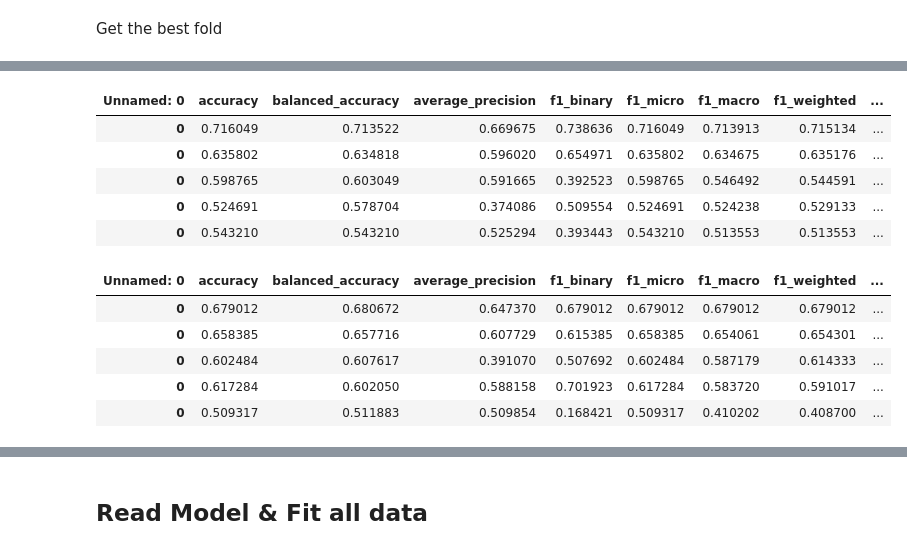
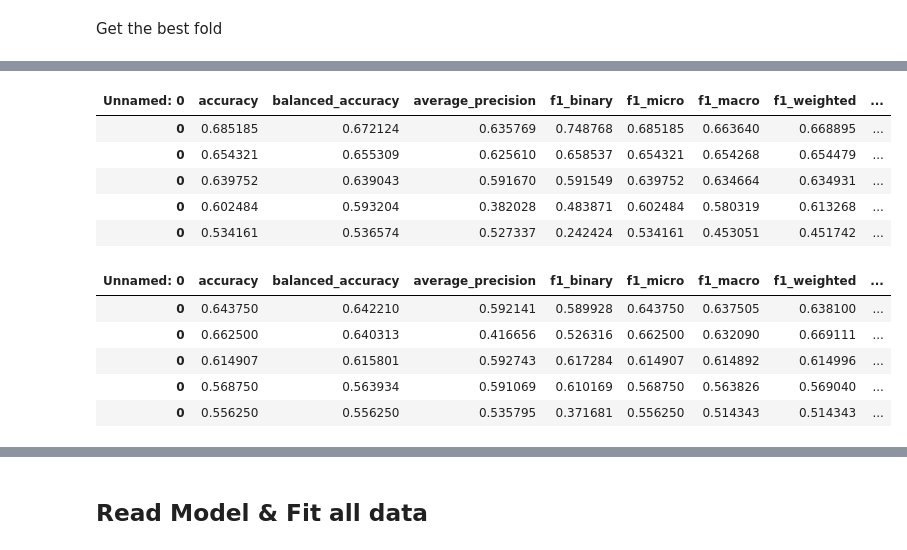
Before and after one commit to KayleeZhu/recession_prediction, a Jupyter notebook: model_performance.ipynb, the cells around one changed output, grey strips where cells are left out. Drawn from its saved outputs; the diff is of its cells as text; code cells hidden in the pictures.

```diff
--- a/model_performance.ipynb
+++ b/model_performance.ipynb
@@ -87,7 +88,8 @@ Running Experiment 2225:Y is recession_6m, X are ['payroll_diff_12m_6m', 'policy
 # %% [markdown]
 ### Logistic
 # %%
-all_info_logistic, all_metrics_logistic = experiment.read_experiment_results('logistic', exp_dir)
+all_exp_list = range(1, 2305)
+all_info_logistic, all_metrics_logistic = experiment.read_experiment_results('logistic', all_exp_list, exp_dir)
 # %%
 rank_logistic = all_metrics_logistic.sort_values(by='f1_macro', ascending=False)
 rank_logistic
@@ -157,7 +159,7 @@ Y is recession_3m & Features are: ['payroll_diff_12m_6m', 'policy_rate_delta_3m'
 # %% [markdown]
 ### SVC
 # %%
-all_info_svc, all_metrics_svc = experiment.read_experiment_results('svc', exp_dir)
+all_info_svc, all_metrics_svc = experiment.read_experiment_results('svc', all_exp_list, exp_dir)
 # %%
 rank_svc = all_metrics_svc.sort_values(by='f1_macro', ascending=False)
 rank_svc
@@ -229,7 +231,7 @@ Y is recession_3m & Features are: ['payroll_diff_12m_6m', 'policy_rate_delta_12m
 - We will run the out sample performance result for the top 15 features
 # %%
 # Logistic
-out_sample_experiment_dir = 'data_folder/experiments_out_sample_new'
+out_sample_experiment_dir = Path('data_folder') / Path('experiments_out_sample_new')
 experiment.out_sample_nested_experiments(model_type='logistic',
                                          exp_list=logistic_tops,
                                          insample_exp_dir=exp_dir,
@@ -254,7 +256,6 @@ Y is recession_3m & Features are: ['payroll_diff_12m_6m', 'policy_rate_delta_3m'
 done
 # %%
 # SVC
-out_sample_experiment_dir = 'data_folder/experiments_out_sample_new'
 experiment.out_sample_nested_experiments(model_type='svc',
                                          exp_list=svc_tops,
                                          insample_exp_dir=exp_dir,
@@ -350,22 +361,22 @@ all_metrics_log.loc[all_metrics_log['exp_num']==1936.0].sort_values('f1_macro',
 | 0 | 0.534161 | 0.585517 | 0.373938 | 0.509804 | 0.534161 | 0.533008 | 0.540935 | ... |
 | 0 | 0.590062 | 0.592361 | 0.581781 | 0.352941 | 0.590062 | 0.526471 | 0.525393 | ... |
 # %%
-# exp 1882, best fold is 4
-all_metrics_log.loc[all_metrics_log['exp_num']==1768.0].sort_values('f1_macro', ascending=False)
+# exp 1318, best fold is 3
+all_metrics_svc.loc[all_metrics_svc['exp_num']==1318.0].sort_values('f1_macro', ascending=False)
 # %% [output]
 | Unnamed: 0 | accuracy | balanced_accuracy | average_precision | f1_binary | f1_micro | f1_macro | f1_weighted | ... |
-| 0 | 0.716049 | 0.713522 | 0.669675 | 0.738636 | 0.716049 | 0.713913 | 0.715134 | ... |
-| 0 | 0.635802 | 0.634818 | 0.596020 | 0.654971 | 0.635802 | 0.634675 | 0.635176 | ... |
-| 0 | 0.598765 | 0.603049 | 0.591665 | 0.392523 | 0.598765 | 0.546492 | 0.544591 | ... |
-| 0 | 0.524691 | 0.578704 | 0.374086 | 0.509554 | 0.524691 | 0.524238 | 0.529133 | ... |
-| 0 | 0.543210 | 0.543210 | 0.525294 | 0.393443 | 0.543210 | 0.513553 | 0.513553 | ... |
+| 0 | 0.685185 | 0.672124 | 0.635769 | 0.748768 | 0.685185 | 0.663640 | 0.668895 | ... |
+| 0 | 0.654321 | 0.655309 | 0.625610 | 0.658537 | 0.654321 | 0.654268 | 0.654479 | ... |
+| 0 | 0.639752 | 0.639043 | 0.591670 | 0.591549 | 0.639752 | 0.634664 | 0.634931 | ... |
+| 0 | 0.602484 | 0.593204 | 0.382028 | 0.483871 | 0.602484 | 0.580319 | 0.613268 | ... |
+| 0 | 0.534161 | 0.536574 | 0.527337 | 0.242424 | 0.534161 | 0.453051 | 0.451742 | ... |
 # %%
-# exp 2086, best fold is 4
-all_metrics_svc.loc[all_metrics_svc['exp_num']==2086.0].sort_values('f1_macro', ascending=False)
+# exp 1522, best fold is 0
+all_metrics_svc.loc[all_metrics_svc['exp_num']==1522.0].sort_values('f1_macro', ascending=False)
 # %% [output]
 | Unnamed: 0 | accuracy | balanced_accuracy | average_precision | f1_binary | f1_micro | f1_macro | f1_weighted | ... |
-| 0 | 0.679012 | 0.680672 | 0.647370 | 0.679012 | 0.679012 | 0.679012 | 0.679012 | ... |
-| 0 | 0.658385 | 0.657716 | 0.607729 | 0.615385 | 0.658385 | 0.654061 | 0.654301 | ... |
-| 0 | 0.602484 | 0.607617 | 0.391070 | 0.507692 | 0.602484 | 0.587179 | 0.614333 | ... |
-| 0 | 0.617284 | 0.602050 | 0.588158 | 0.701923 | 0.617284 | 0.583720 | 0.591017 | ... |
-| 0 | 0.509317 | 0.511883 | 0.509854 | 0.168421 | 0.509317 | 0.410202 | 0.408700 | ... |
+| 0 | 0.643750 | 0.642210 | 0.592141 | 0.589928 | 0.643750 | 0.637505 | 0.638100 | ... |
+| 0 | 0.662500 | 0.640313 | 0.416656 | 0.526316 | 0.662500 | 0.632090 | 0.669111 | ... |
+| 0 | 0.614907 | 0.615801 | 0.592743 | 0.617284 | 0.614907 | 0.614892 | 0.614996 | ... |
+| 0 | 0.568750 | 0.563934 | 0.591069 | 0.610169 | 0.568750 | 0.563826 | 0.569040 | ... |
+| 0 | 0.556250 | 0.556250 | 0.535795 | 0.371681 | 0.556250 | 0.514343 | 0.514343 | ... |
```
Also changed, not shown: parts of 31 cells of this notebook, 5 other files.
